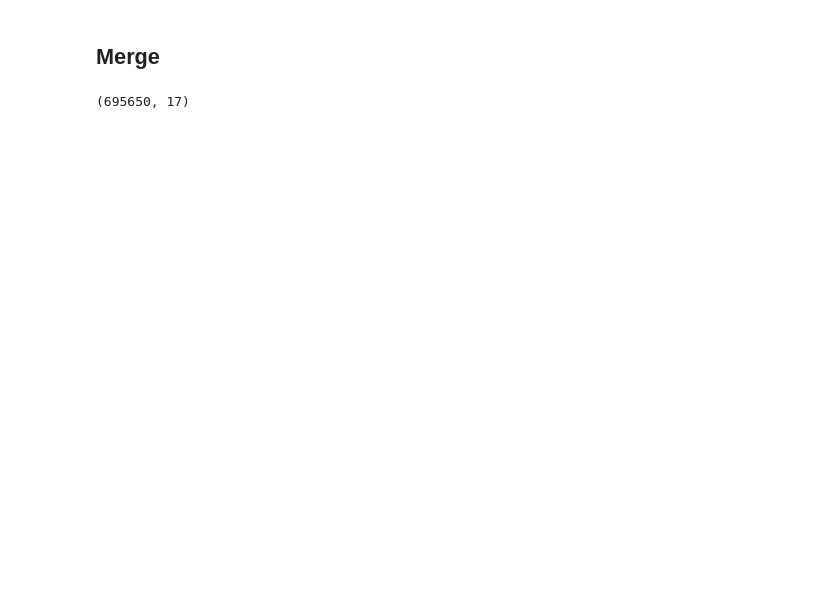
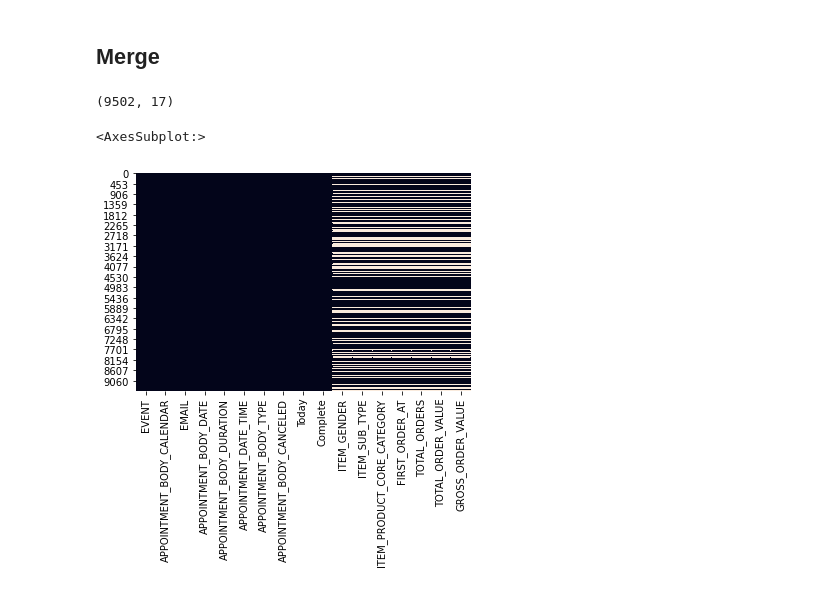
Before and after one commit to meaganlazer/Parking_Tickets_Timeseries, a Jupyter notebook: OrderData.ipynb, the cells around one changed output. Saved outputs shown, nothing was run; the diff lists cells and outputs as text; code cells hidden in the pictures; blank space fills up the shorter version.

```diff
--- a/OrderData.ipynb
+++ b/OrderData.ipynb
@@ -322,12 +291,15 @@ df.head()
 # %% [markdown]
 ## Merge
 # %%
-sub1 = pd.merge(gold,clean_acuity,how='left',on='EMAIL')
+sub1 = pd.merge(clean_acuity,gold,how='left',on='EMAIL')
 sub1.shape
 # %% [output]
-(695650, 17)
+(9502, 17)
 # %%
-# sns.heatmap(sub1.isnull(), cbar=False)
+sns.heatmap(sub1.isnull(), cbar=False)
+# %% [output]
+<AxesSubplot:>
+[figure, added]
 # %%
 # Create a copy of the dataframe
 sub = sub1.copy()
```
Also changed, not shown: parts of 13 cells of this notebook.
